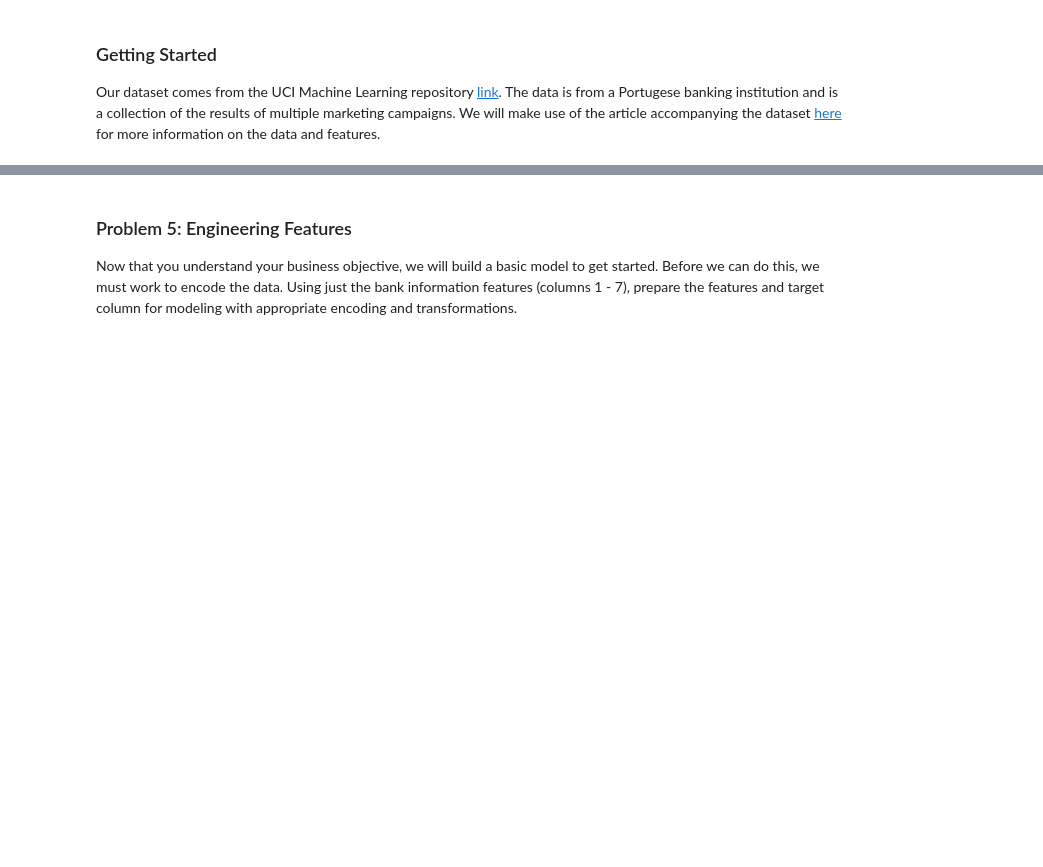
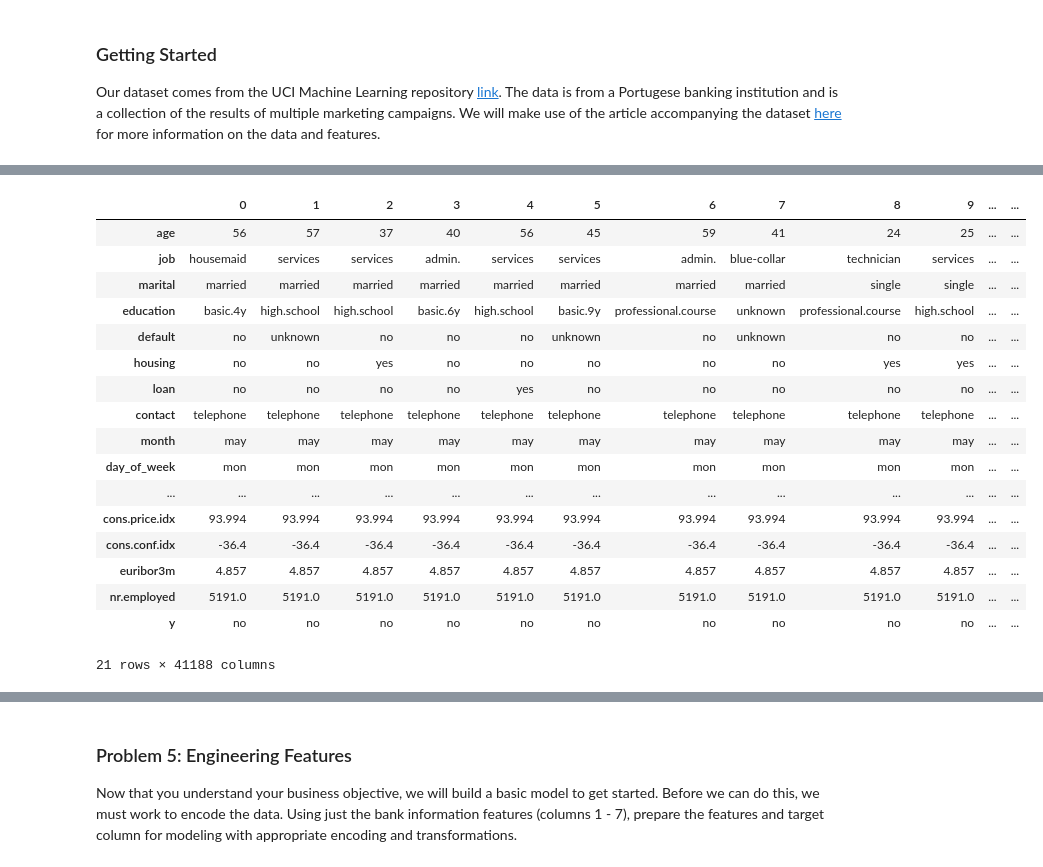
Before and after one commit to ttb-git/Berkeley-Engr-PracticalAssignment3, a Jupyter notebook: Practical_Application_III_TB_1_FeatureEngr_Modelling_Classification_Final.ipynb, the cells around one changed output, grey strips where cells are left out. Cells and saved outputs as stored; diff of their text form; code cells hidden in the pictures; blank space fills up the shorter version.

```diff
--- a/Practical_Application_III_TB_1_FeatureEngr_Modelling_Classification_Final.ipynb
+++ b/Practical_Application_III_TB_1_FeatureEngr_Modelling_Classification_Final.ipynb
@@ -43,5 +42,26 @@ Mounted at /content/drive
 # %%
+#Loading the dataset
 data = pd.read_csv('/content/drive/MyDrive/Berkeley-Engineering-Projects/module_17_starter/data/bank-additional-full.csv', sep = ';')
+data.transpose()
+# %% [output]
+|  | 0 | 1 | 2 | 3 | 4 | 5 | 6 | 7 | 8 | 9 | ... | ... |
+| age | 56 | 57 | 37 | 40 | 56 | 45 | 59 | 41 | 24 | 25 | ... | ... |
+| job | housemaid | services | services | admin. | services | services | admin. | blue-collar | technician | services | ... | ... |
+| marital | married | married | married | married | married | married | married | married | single | single | ... | ... |
+| education | basic.4y | high.school | high.school | basic.6y | high.school | basic.9y | professional.course | unknown | professional.course | high.school | ... | ... |
+| default | no | unknown | no | no | no | unknown | no | unknown | no | no | ... | ... |
+| housing | no | no | yes | no | no | no | no | no | yes | yes | ... | ... |
+| loan | no | no | no | no | yes | no | no | no | no | no | ... | ... |
+| contact | telephone | telephone | telephone | telephone | telephone | telephone | telephone | telephone | telephone | telephone | ... | ... |
+| month | may | may | may | may | may | may | may | may | may | may | ... | ... |
+| day_of_week | mon | mon | mon | mon | mon | mon | mon | mon | mon | mon | ... | ... |
+| ... | ... | ... | ... | ... | ... | ... | ... | ... | ... | ... | ... | ... |
+| cons.price.idx | 93.994 | 93.994 | 93.994 | 93.994 | 93.994 | 93.994 | 93.994 | 93.994 | 93.994 | 93.994 | ... | ... |
+| cons.conf.idx | -36.4 | -36.4 | -36.4 | -36.4 | -36.4 | -36.4 | -36.4 | -36.4 | -36.4 | -36.4 | ... | ... |
+| euribor3m | 4.857 | 4.857 | 4.857 | 4.857 | 4.857 | 4.857 | 4.857 | 4.857 | 4.857 | 4.857 | ... | ... |
+| nr.employed | 5191.0 | 5191.0 | 5191.0 | 5191.0 | 5191.0 | 5191.0 | 5191.0 | 5191.0 | 5191.0 | 5191.0 | ... | ... |
+| y | no | no | no | no | no | no | no | no | no | no | ... | ... |
+21 rows × 41188 columns
 # %% [markdown]
 ### Problem 3: Understanding the Features
 
```
Also changed, not shown: parts of 30 cells of this notebook.
